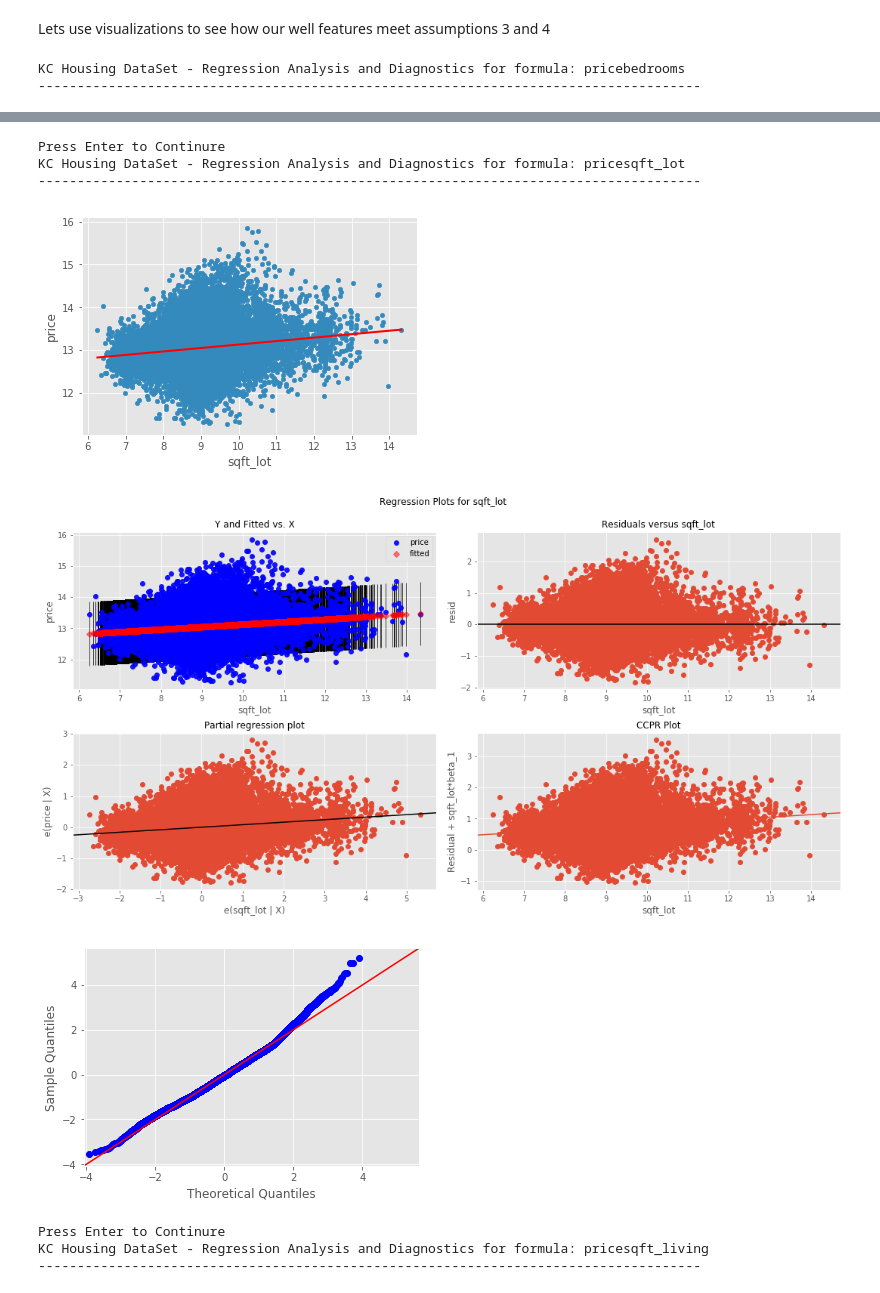
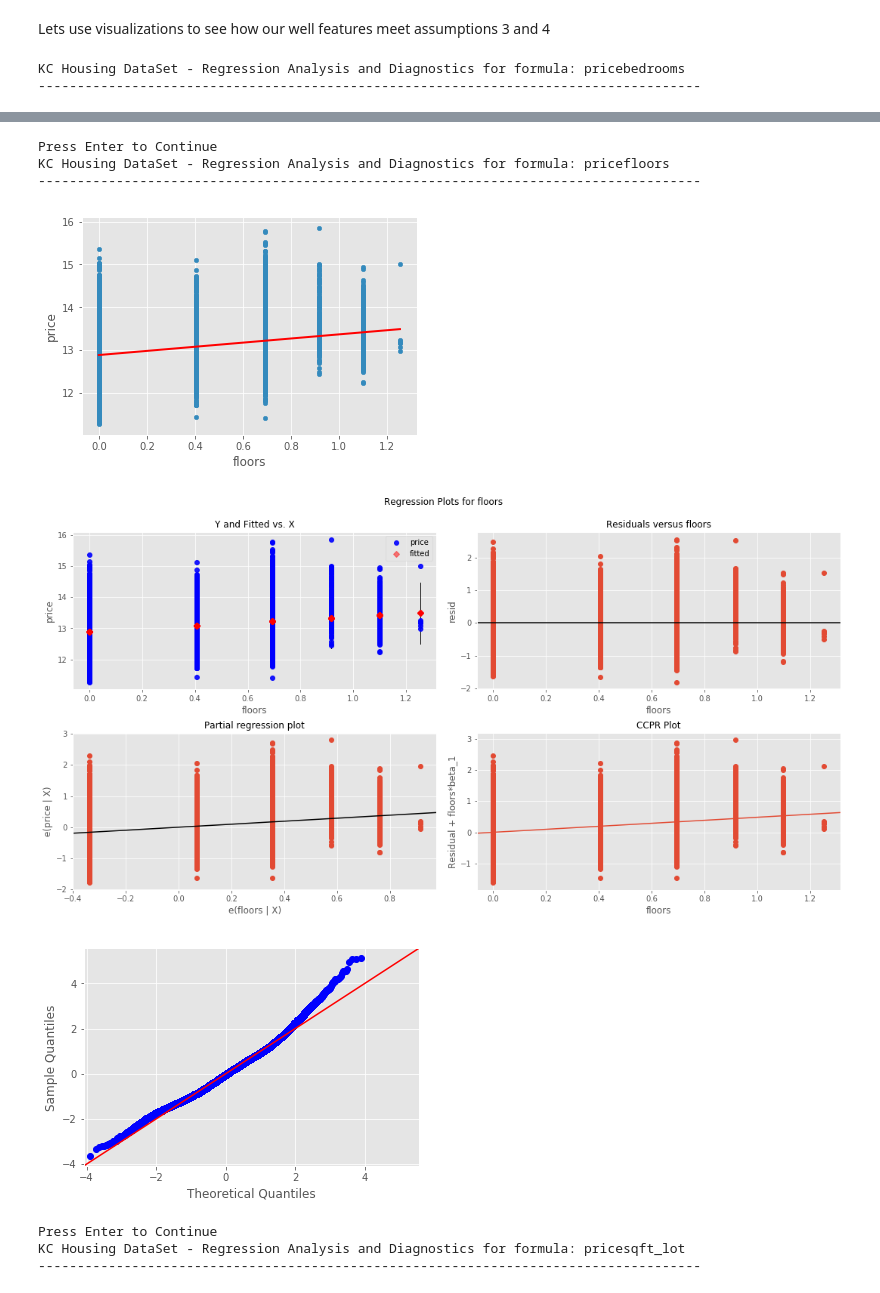
Before and after one commit to FHyder/KC-House-Multiple-Regression-Analysis, a Jupyter notebook: student.ipynb, the cells around one changed output, grey strips where cells are left out. Cells and saved outputs as stored; diff of their text form; code cells hidden in the pictures.

Commit message:
multivarate models added

```diff
--- a/student.ipynb
+++ b/student.ipynb
@@ -714,5 +747,5 @@ memory usage: 1.1 MB
 # %%
-for cat in data_log.iloc[:,5:].columns:
+for cat in data_log.iloc[:,7:].columns:
     data_log[cat] = data_log[cat].astype('category')
 # %%
 data_log.info()
@@ -752,12 +781,0 @@ condition_cols
-# %%
-import statsmodels.api as sm
-import statsmodels.formula.api as smf
-import scipy.stats as stats
-import statsmodels.stats.api as sms
-
-#first I will model my data with the categoricals as the predictors and observe their r^2 to see if it's data I want to use
-
-for col in condition_cols:
-    f = "price ~" + col
-    model = smf.ols(formula= f, data= data_log).fit()
-    print(model.summary())
@@ -792,5 +781,0 @@ condition_cols
-# %%
-for col in condition_cols:
-    f = "price ~" + col
-    model = smf.ols(formula= f, data= data_log).fit()
-    print(model.summary())
@@ -826,4 +791,5 @@ Now that we have narrowed our data down to four predictors for our target, price
 # %%
 features = data_log.copy()
 # %%
-features = features.drop(['price', 'condition1', 'condition2', 'condition3', 'condition4','condition5'], axis = 1)
+features = features.drop(['price'], axis = 1)
+features.head()
@@ -835,7 +808,7 @@ import statsmodels.formula.api as smf
 import scipy.stats as stats
 import statsmodels.stats.api as sms
 
-
+features = features.drop(['condition1','condition2','condition3','condition4','condition5'], axis = 1)
 
 for idx, val in enumerate(features):
     print ("KC Housing DataSet - Regression Analysis and Diagnostics for formula: price" + val)
@@ -855,7 +828,7 @@ for idx, val in enumerate(features):
     fig = sm.graphics.qqplot(model.resid, dist=stats.norm, line='45', fit=True,   )
     plt.show()
 
-    input('Press Enter to Continure')
+    input('Press Enter to Continue')
 # %% [output]
 KC Housing DataSet - Regression Analysis and Diagnostics for formula: pricebedrooms
 -------------------------------------------------------------------------------------
@@ -864,10 +837,10 @@ KC Housing DataSet - Regression Analysis and Diagnostics for formula: pricebedro
 [figure]
-Press Enter to Continure
-KC Housing DataSet - Regression Analysis and Diagnostics for formula: pricesqft_lot
+Press Enter to Continue
+KC Housing DataSet - Regression Analysis and Diagnostics for formula: pricefloors
 -------------------------------------------------------------------------------------
-[figure, old version]
+[figure, new version]
-[figure, old version]
+[figure, new version]
-[figure, old version]
+[figure, new version]
-Press Enter to Continure
-KC Housing DataSet - Regression Analysis and Diagnostics for formula: pricesqft_living
+Press Enter to Continue
+KC Housing DataSet - Regression Analysis and Diagnostics for formula: pricesqft_lot
 -------------------------------------------------------------------------------------
```
Also changed, not shown: parts of 76 cells of this notebook.
